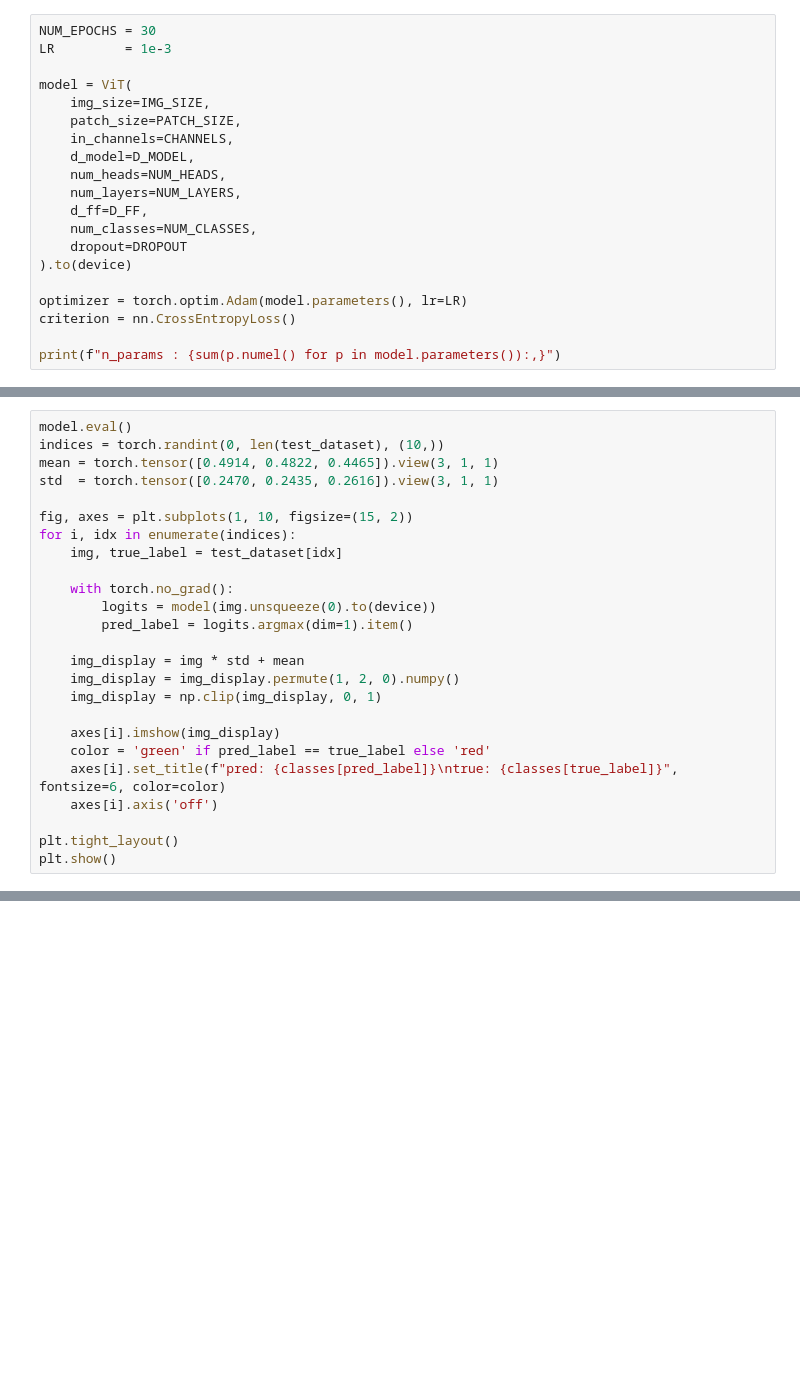
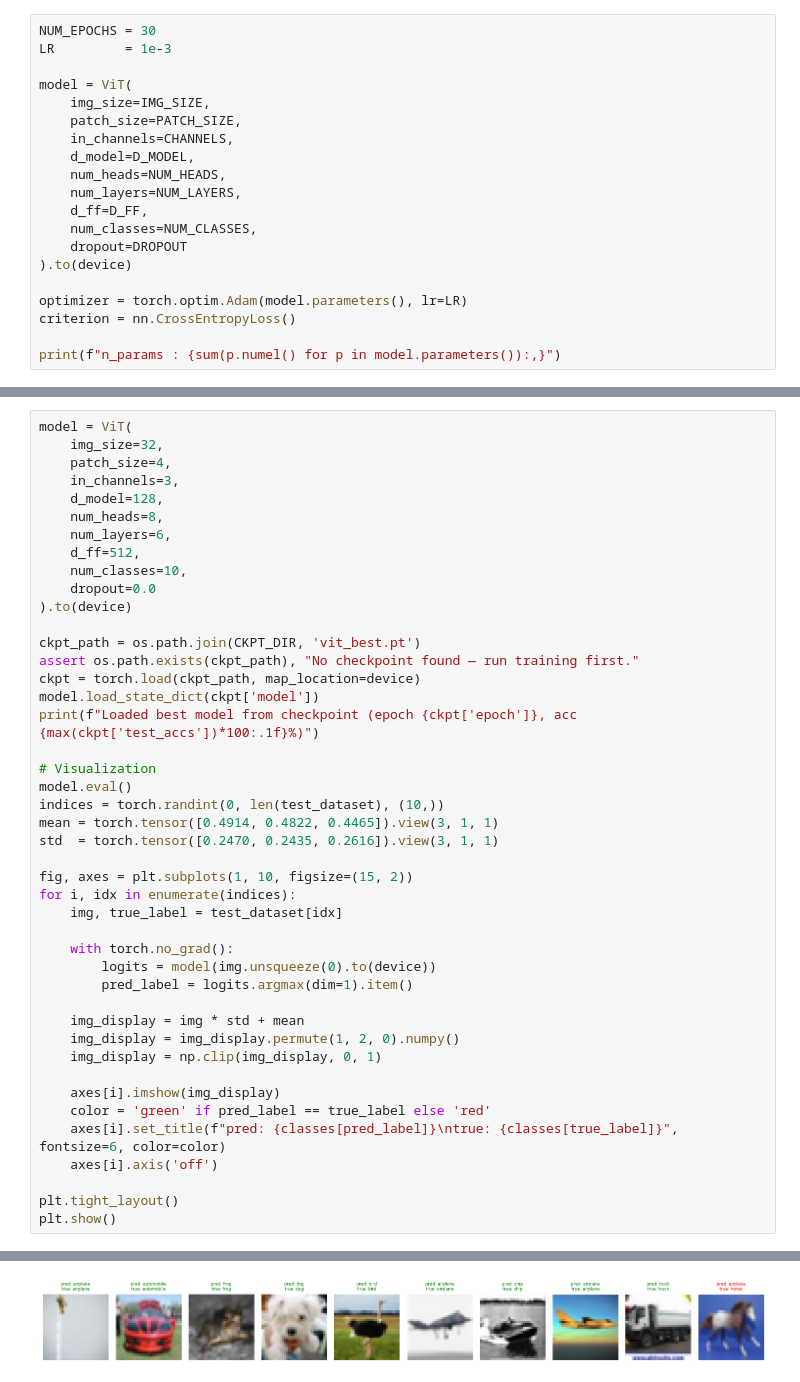
Before and after one commit to hugoplanchat/SNU-Internship, a Jupyter notebook: deep_learning/vit/vit_cifar10.ipynb, the cells around one changed output, grey strips where cells are left out. Cells and saved outputs as stored; diff of their text form; blank space fills up the shorter version.

```diff
--- a/deep_learning/vit/vit_cifar10.ipynb
+++ b/deep_learning/vit/vit_cifar10.ipynb
@@ -388,4 +453,23 @@ print(f"Best test accuracy : {max(test_accs)*100:.1f}%")
 # %%
+model = ViT(
+    img_size=32,
+    patch_size=4,
+    in_channels=3,
+    d_model=128,
+    num_heads=8,
+    num_layers=6,
+    d_ff=512,
+    num_classes=10,
+    dropout=0.0
+).to(device)
+
+ckpt_path = os.path.join(CKPT_DIR, 'vit_best.pt')
+assert os.path.exists(ckpt_path), "No checkpoint found — run training first."
+ckpt = torch.load(ckpt_path, map_location=device)
+model.load_state_dict(ckpt['model'])
+print(f"Loaded best model from checkpoint (epoch {ckpt['epoch']}, acc {max(ckpt['test_accs'])*100:.1f}%)")
+
+# Visualization
 model.eval()
 indices = torch.randint(0, len(test_dataset), (10,))
 mean = torch.tensor([0.4914, 0.4822, 0.4465]).view(3, 1, 1)
@@ -410,3 +494,4 @@ for i, idx in enumerate(indices):
 
 plt.tight_layout()
 plt.show()
+# %% [output]
@@ -412,0 +499 @@ plt.show()
+[figure, added]
```
Also changed, not shown: parts of 10 cells of this notebook.
